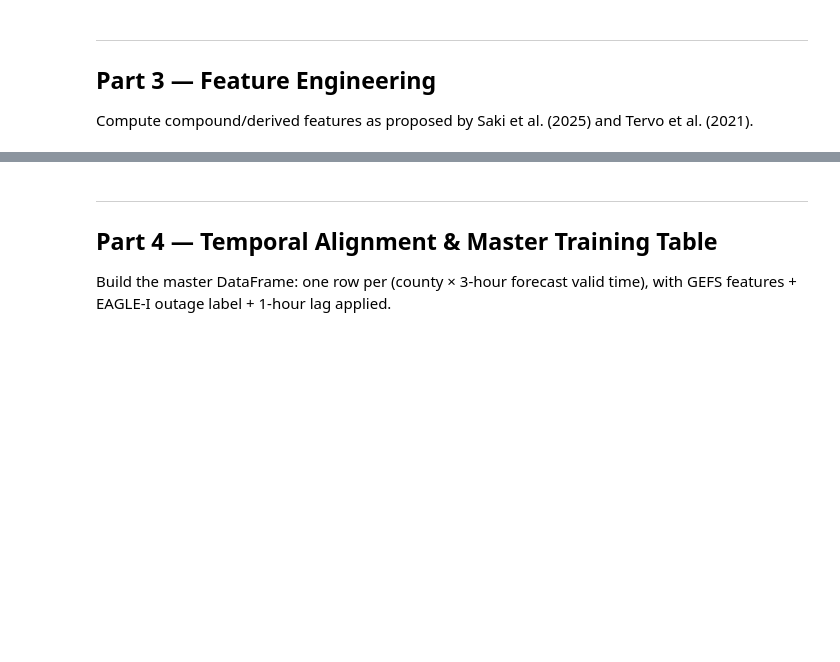
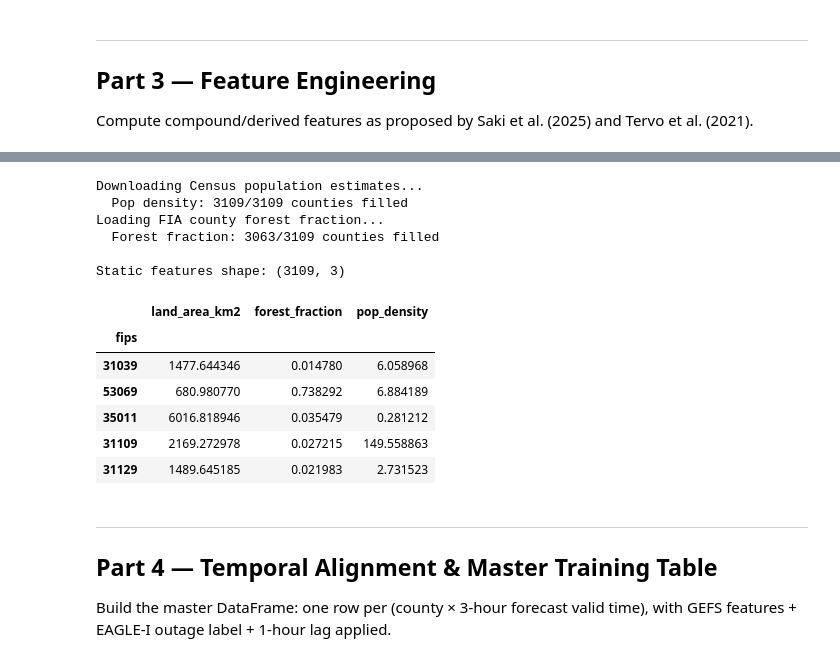
Before and after one commit to TOB23/Capstone2026, a Jupyter notebook: 02_geospatial_integration.ipynb, the cells around one changed output, grey strips where cells are left out. Cells and saved outputs as stored; diff of their text form; code cells hidden in the pictures; blank space fills up the shorter version.

```diff
--- a/02_geospatial_integration.ipynb
+++ b/02_geospatial_integration.ipynb
@@ -406,34 +460,53 @@ def build_static_features(counties_gdf: gpd.GeoDataFrame) -> pd.DataFrame:
 
     static = static.join(pop_df, how="left")
     static["pop_density"] = static["population"] / static["land_area_km2"].replace(0, np.nan)
     static["pop_density"] = static["pop_density"].fillna(static["pop_density"].median())
     print(f"  Pop density: {static['pop_density'].notna().sum()}/{len(static)} counties filled")
 
     # --- Forest fraction from FIA (downloaded in Notebook 1) ---
     print("Loading FIA county forest fraction...")
     try:
         fia_df = pd.read_parquet(DATA_PROC / "county_forest_fraction.parquet")
-        static = static.join(fia_df.set_index("fips"), how="left")
+        if "fips" not in fia_df.columns:
+            fia_df["fips"] = (
+                fia_df["STATECD"].astype(str).str.zfill(2)
+                + fia_df["COUNTYCD"].astype(str).str.zfill(3)
+            )
+        static = static.join(fia_df.set_index("fips")[["forest_fraction"]], how="left")
         n_filled = static["forest_fraction"].notna().sum()
         print(f"  Forest fraction: {n_filled}/{len(static)} counties filled")
     except Exception as e:
         print(f"  FIA load failed ({e}) — using state-level proxy")
         state_forest = {
             "17": 0.14, "18": 0.22, "26": 0.55,
             "27": 0.38, "39": 0.28, "55": 0.46,
         }
         static["forest_fraction"] = static["STATEFP"].map(state_forest).fillna(0.25)
 
     static["forest_fraction"] = static["forest_fraction"].fillna(
         static["forest_fraction"].median()
     )
 
     return static[["land_area_km2", "forest_fraction", "pop_density"]]
 
 
 static_features = build_static_features(counties)
 print(f"\nStatic features shape: {static_features.shape}")
 static_features.head()
+# %% [output]
+Downloading Census population estimates...
+  Pop density: 3109/3109 counties filled
+Loading FIA county forest fraction...
+  Forest fraction: 3063/3109 counties filled
+
+Static features shape: (3109, 3)
+|  | land_area_km2 | forest_fraction | pop_density |
+| fips |  |  |  |
+| 31039 | 1477.644346 | 0.014780 | 6.058968 |
+| 53069 | 680.980770 | 0.738292 | 6.884189 |
+| 35011 | 6016.818946 | 0.035479 | 0.281212 |
+| 31109 | 2169.272978 | 0.027215 | 149.558863 |
+| 31129 | 1489.645185 | 0.021983 | 2.731523 |
 # %% [markdown]
 ---
 ## Part 4 — Temporal Alignment & Master Training Table
```
Also changed, not shown: parts of 16 cells of this notebook, 2 other files.
